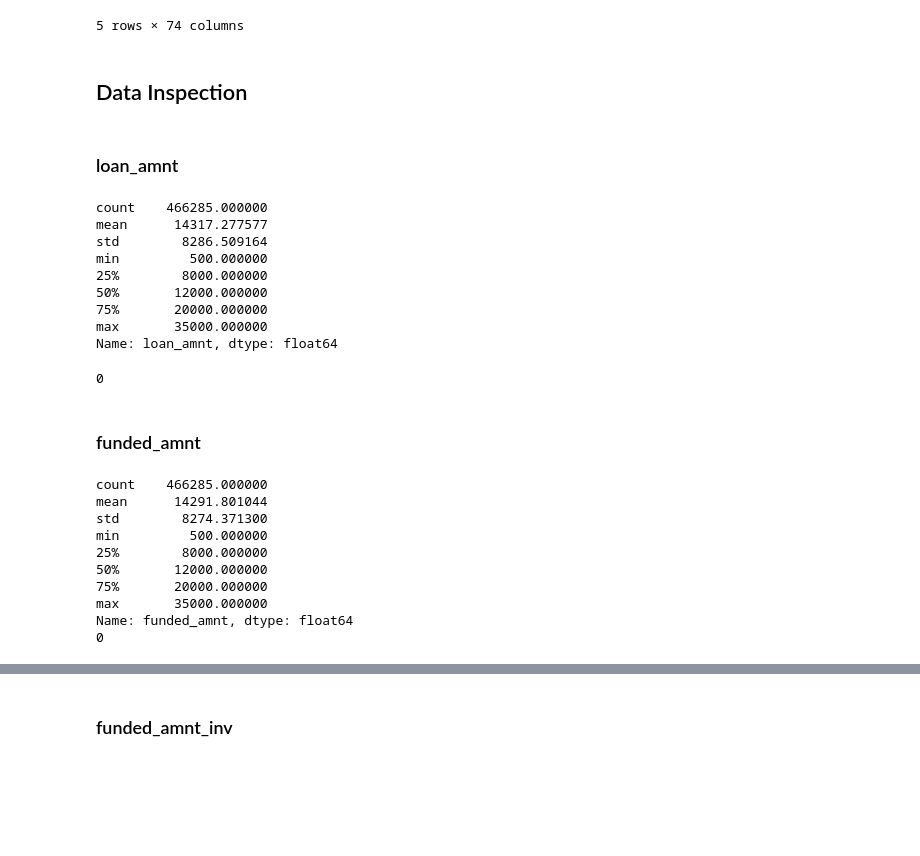
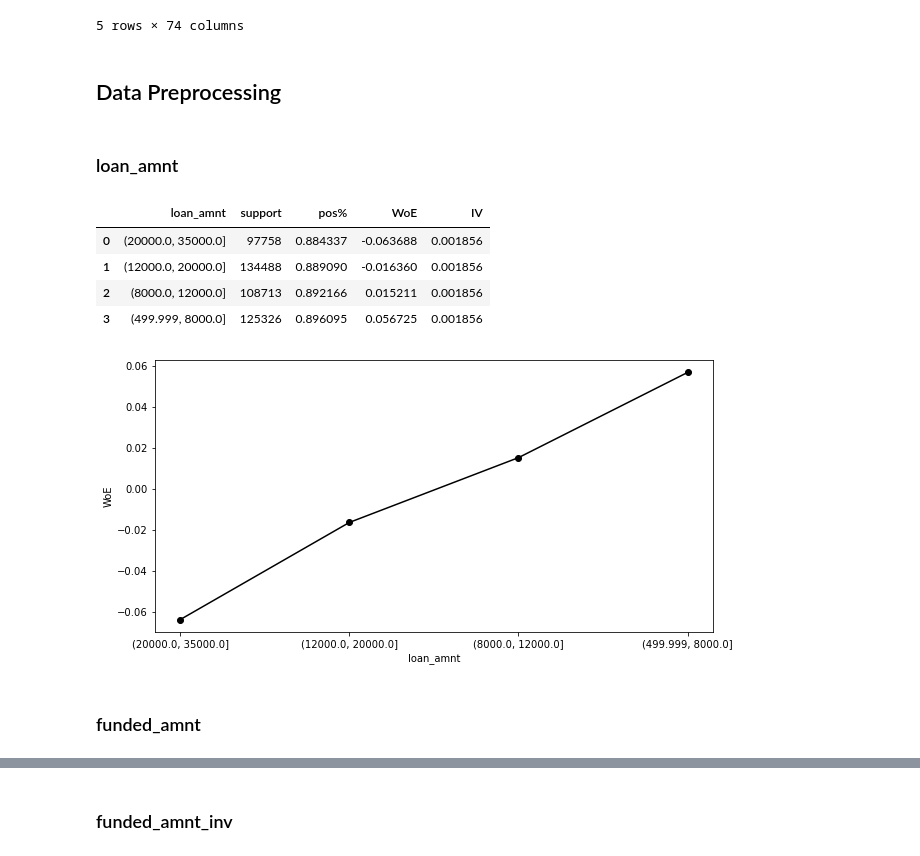
Before and after one commit to Ach113/Loan-Approval-Scoring-System, a Jupyter notebook: LoanApprovalScoring.ipynb, the cells around one changed output, grey strips where cells are left out. Cells and saved outputs as stored; diff of their text form; code cells hidden in the pictures; blank space fills up the shorter version.

```diff
--- a/LoanApprovalScoring.ipynb
+++ b/LoanApprovalScoring.ipynb
@@ -19,34 +50,40 @@ data.head()
+# %%
+# preprocess the target column
+'''
+Current                                                224226
+Fully Paid                                             184739
+Charged Off                                             42475
+Late (31-120 days)                                       6900
+In Grace Period                                          3146
+Does not meet the credit policy. Status:Fully Paid       1988
+Late (16-30 days)                                        1218
+Default                                                   832
+Does not meet the credit policy. Status:Charged Off       761
+'''
+
+# following features will be labeled `0` to indicate "bad" loans
+data['loan_status'] = data['loan_status'].replace(['Charged Off', 'Late (31-120 days)', 'Default',
+                                                  'Does not meet the credit policy. Status:Charged Off'], 0)
+# following features will be labeled `1` to indicate "good" loans
+data['loan_status'] = data['loan_status'].replace(['Current', 'Fully Paid', 'In Grace Period', 'Late (16-30 days)',
+                                                  'Does not meet the credit policy. Status:Fully Paid'], 1)
 # %% [markdown]
-## Data Inspection
+## Data Preprocessing
+# %%
+X_woe = pd.DataFrame()
 # %% [markdown]
 ### loan_amnt
-# %%
-print(data['loan_amnt'].describe())
-data['loan_amnt'].isnull().sum()
-# %% [output]
-count    466285.000000
-mean      14317.277577
-std        8286.509164
-min         500.000000
-25%        8000.000000
-50%       12000.000000
-75%       20000.000000
-max       35000.000000
-Name: loan_amnt, dtype: float64
-0
+# %%
+X_woe['loan_amnt'] = pd.qcut(data['loan_amnt'], 4)
+df_temp = calculate_woe(X_woe, 'loan_amnt', data['loan_status'])
+plot_woe(df_temp)
+df_temp
+# %% [output]
+|  | loan_amnt | support | pos% | WoE | IV |
+| 0 | (20000.0, 35000.0] | 97758 | 0.884337 | -0.063688 | 0.001856 |
+| 1 | (12000.0, 20000.0] | 134488 | 0.889090 | -0.016360 | 0.001856 |
+| 2 | (8000.0, 12000.0] | 108713 | 0.892166 | 0.015211 | 0.001856 |
+| 3 | (499.999, 8000.0] | 125326 | 0.896095 | 0.056725 | 0.001856 |
+[figure, added]
 # %% [markdown]
 ### funded_amnt
-# %%
-print(data['funded_amnt'].describe())
-print(data['funded_amnt'].isnull().sum())
-# %% [output]
-count    466285.000000
-mean      14291.801044
-std        8274.371300
-min         500.000000
-25%        8000.000000
-50%       12000.000000
-75%       20000.000000
-max       35000.000000
-Name: funded_amnt, dtype: float64
-0
```
Also changed, not shown: parts of 57 cells of this notebook.
